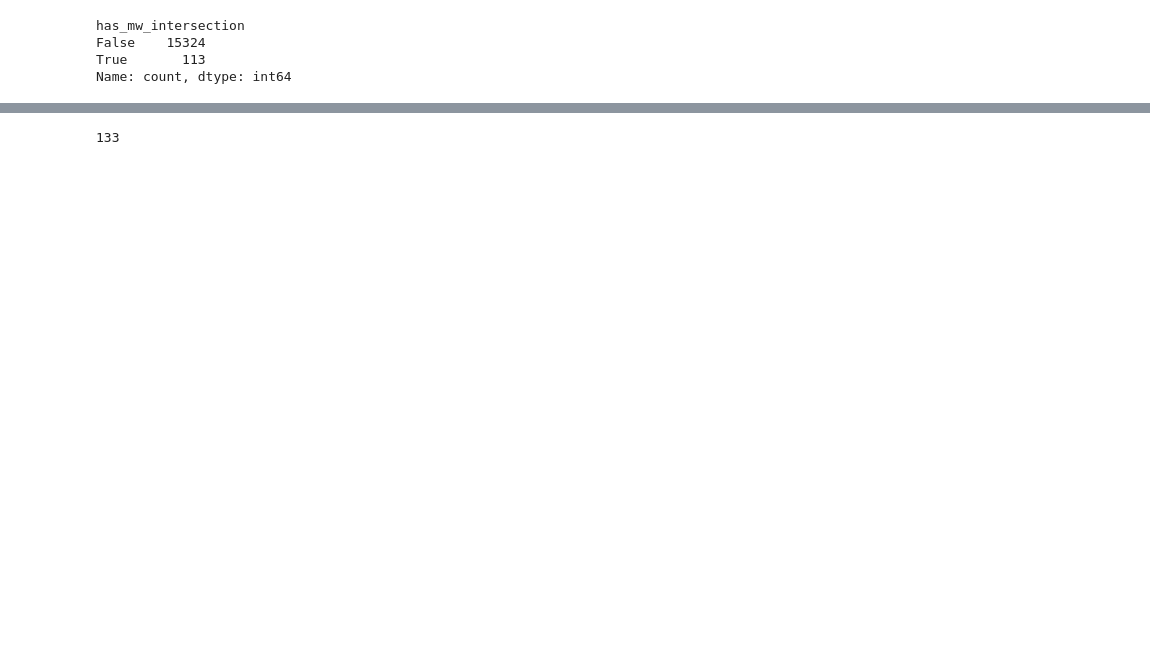
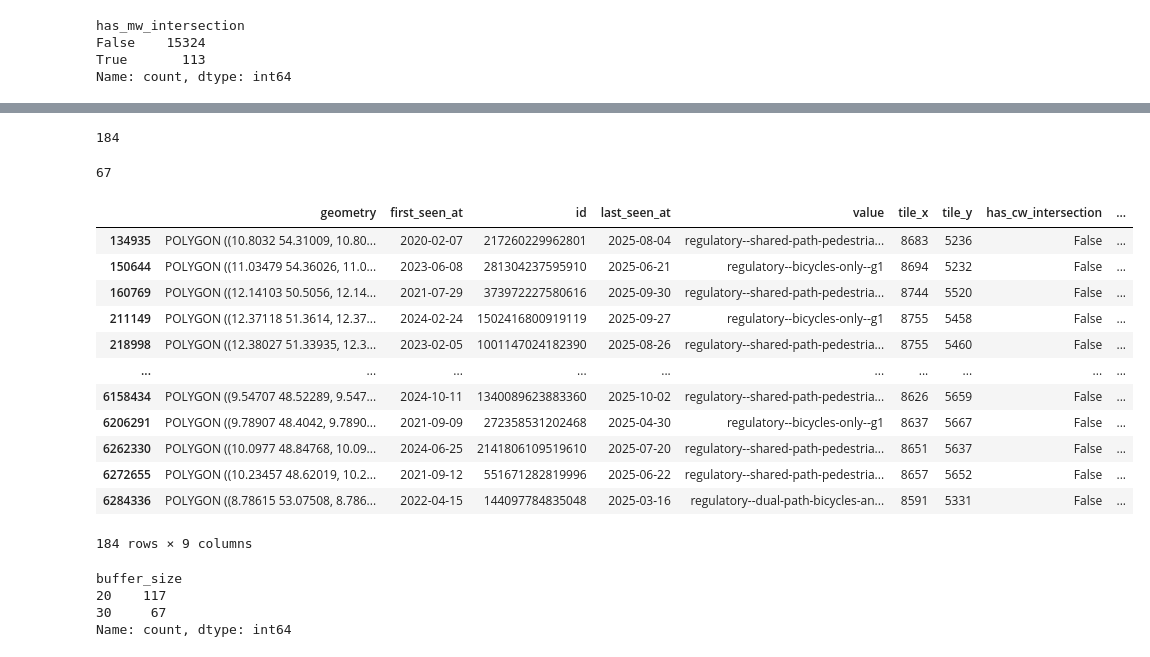
Before and after one commit to vizsim/mapillary_trafficsigns, a Jupyter notebook: use_cases/cycleway_complete_campaign/1_merge_mapillary-trafficsigns_osm-cycleways.ipynb, the cells around one changed output, grey strips where cells are left out. Saved outputs shown, nothing was run; the diff lists cells and outputs as text; code cells hidden in the pictures; blank space fills up the shorter version.

Commit message:
use 2 diffrent buffers: 20m and 30m with diffrent task priority (20m more likely false-positve)

```diff
--- a/use_cases/cycleway_complete_campaign/1_merge_mapillary-trafficsigns_osm-cycleways.ipynb
+++ b/use_cases/cycleway_complete_campaign/1_merge_mapillary-trafficsigns_osm-cycleways.ipynb
@@ -223,8 +219,14 @@ mapillary_trafficsigns_cw_temp.plot(alpha=0.01)
 # %%
 ## now create a buffer around the traffic signs to check if there is a cycleway nearby
-df_buffered = mapillary_trafficsigns_cw_temp.to_crs(25833).copy()
+df_buffered_30 = mapillary_trafficsigns_cw_temp.to_crs(25833).copy()
+df_buffered_20 = mapillary_trafficsigns_cw_temp.to_crs(25833).copy()
+
 #df_buffered["geometry"] = df_buffered.geometry.buffer(50)
 #df_buffered["geometry"] = df_buffered.geometry.buffer(40)
-df_buffered["geometry"] = df_buffered.geometry.buffer(30)
-df_buffered = df_buffered.to_crs(mapillary_trafficsigns_cw_temp.crs)
+df_buffered_30["geometry"] = df_buffered_30.geometry.buffer(30)
+df_buffered_20["geometry"] = df_buffered_20.geometry.buffer(20)
+
+
+df_buffered_30 = df_buffered_30.to_crs(mapillary_trafficsigns_cw_temp.crs)
+df_buffered_20 = df_buffered_20.to_crs(mapillary_trafficsigns_cw_temp.crs)
 # %%
@@ -257,7 +259,11 @@ def mark_intersections(buffered_df, target_layer, column_name="has_intersection"
     return buffered_df
 # %%
 # For cycleways
-df_buffered = mark_intersections(df_buffered, filtered_cycleways, column_name="has_cw_intersection")
+df_buffered_30 = mark_intersections(df_buffered_30, filtered_cycleways, column_name="has_cw_intersection")
+df_buffered_20 = mark_intersections(df_buffered_20, filtered_cycleways, column_name="has_cw_intersection")
 
-# For motorways
-df_buffered = mark_intersections(df_buffered, motorways, column_name="has_mw_intersection")
+
+
+# For motorways (just 30m for both)
+df_buffered_30 = mark_intersections(df_buffered_30, motorways, column_name="has_mw_intersection")
+#df_buffered_20 = mark_intersections(df_buffered_30, motorways, column_name="has_mw_intersection")
@@ -284,3 +270,6 @@ df_buffered.loc[matches, "has_cw_intersection"] = True
+# %%
+df_buffered_30["buffer_size"] = 30
+df_buffered_20["buffer_size"] = 20
 # %%
 #df_buffered.id.unique()
 # %%
@@ -300,6 +313,34 @@ Name: count, dtype: int64
 # %%
-df_buffered_false=df_buffered[(df_buffered.has_cw_intersection== False) & (df_buffered.has_mw_intersection== False)].copy()
+df_buffered_20_false=df_buffered_20[(df_buffered_20.has_cw_intersection== False) & (df_buffered_30.has_mw_intersection== False)].copy()
+len(df_buffered_20_false)
+# %% [output]
+184
-# %%
-len(df_buffered_false)
-# %% [output]
-133
+# %%
+df_buffered_30_false=df_buffered_30[(df_buffered_30.has_cw_intersection== False) & (df_buffered_30.has_mw_intersection== False)].copy()
+len(df_buffered_30_false)
+# %% [output]
+67
+# %%
+df_buffered_20_false
+# %% [output]
+|  | geometry | first_seen_at | id | last_seen_at | value | tile_x | tile_y | has_cw_intersection | ... |
+| 134935 | POLYGON ((10.8032 54.31009, 10.80... | 2020-02-07 | 217260229962801 | 2025-08-04 | regulatory--shared-path-pedestria... | 8683 | 5236 | False | ... |
+| 150644 | POLYGON ((11.03479 54.36026, 11.0... | 2023-06-08 | 281304237595910 | 2025-06-21 | regulatory--bicycles-only--g1 | 8694 | 5232 | False | ... |
+| 160769 | POLYGON ((12.14103 50.5056, 12.14... | 2021-07-29 | 373972227580616 | 2025-09-30 | regulatory--shared-path-pedestria... | 8744 | 5520 | False | ... |
+| 211149 | POLYGON ((12.37118 51.3614, 12.37... | 2024-02-24 | 1502416800919119 | 2025-09-27 | regulatory--bicycles-only--g1 | 8755 | 5458 | False | ... |
+| 218998 | POLYGON ((12.38027 51.33935, 12.3... | 2023-02-05 | 1001147024182390 | 2025-08-26 | regulatory--shared-path-pedestria... | 8755 | 5460 | False | ... |
+| ... | ... | ... | ... | ... | ... | ... | ... | ... | ... |
+| 6158434 | POLYGON ((9.54707 48.52289, 9.547... | 2024-10-11 | 1340089623883360 | 2025-10-02 | regulatory--shared-path-pedestria... | 8626 | 5659 | False | ... |
+| 6206291 | POLYGON ((9.78907 48.4042, 9.7890... | 2021-09-09 | 272358531202468 | 2025-04-30 | regulatory--bicycles-only--g1 | 8637 | 5667 | False | ... |
+| 6262330 | POLYGON ((10.0977 48.84768, 10.09... | 2024-06-25 | 2141806109519610 | 2025-07-20 | regulatory--shared-path-pedestria... | 8651 | 5637 | False | ... |
+| 6272655 | POLYGON ((10.23457 48.62019, 10.2... | 2021-09-12 | 551671282819996 | 2025-06-22 | regulatory--shared-path-pedestria... | 8657 | 5652 | False | ... |
+| 6284336 | POLYGON ((8.78615 53.07508, 8.786... | 2022-04-15 | 144097784835048 | 2025-03-16 | regulatory--dual-path-bicycles-an... | 8591 | 5331 | False | ... |
+184 rows × 9 columns
+# %%
+df_buffered_both_false= pd.concat([df_buffered_30_false, df_buffered_20_false]).sort_values("buffer_size").drop_duplicates(subset=['id'],keep="last")
+df_buffered_both_false["buffer_size"].value_counts()
+# %% [output]
+buffer_size
+20    117
+30     67
+Name: count, dtype: int64
```
Also changed, not shown: parts of 44 cells of this notebook, 2 other files.
